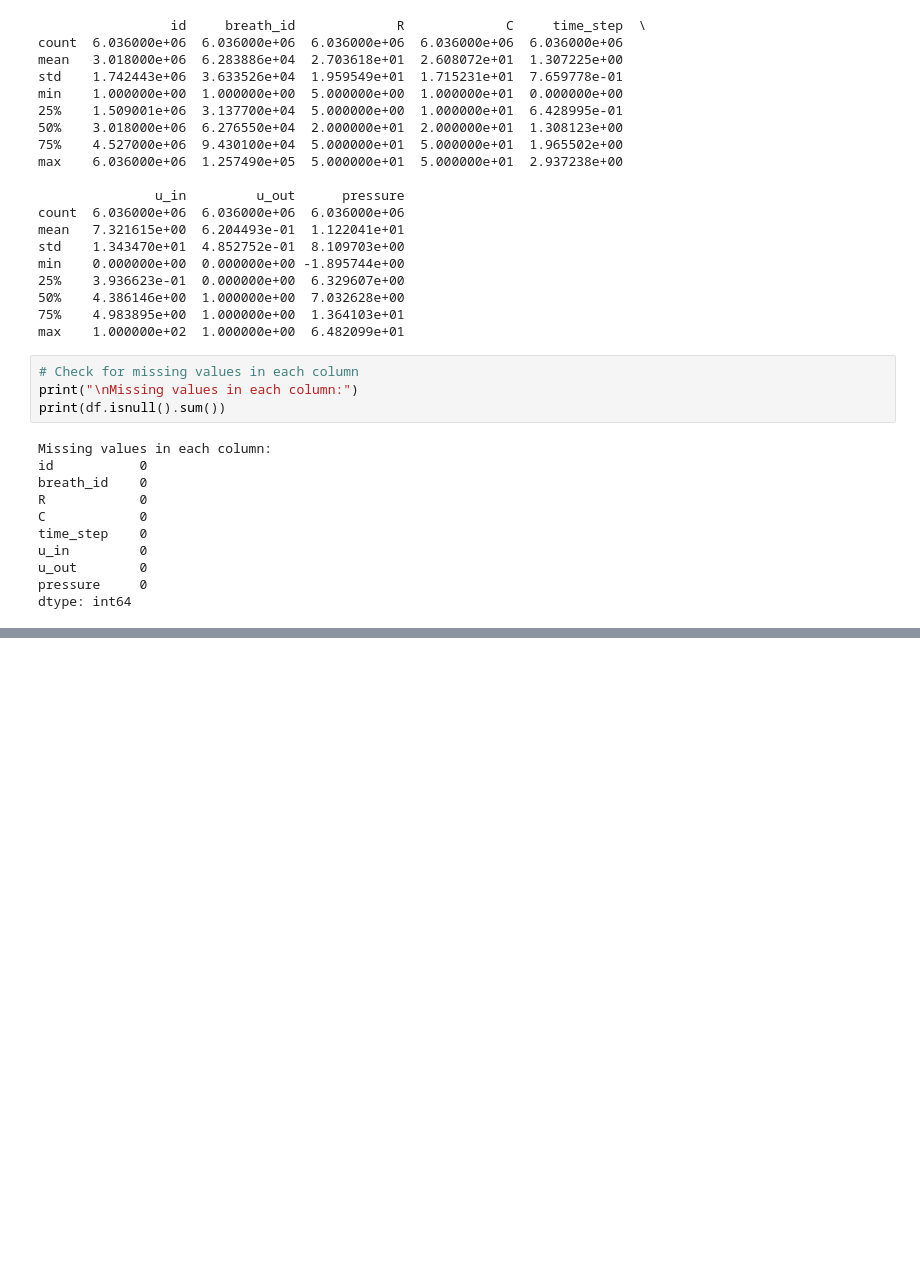
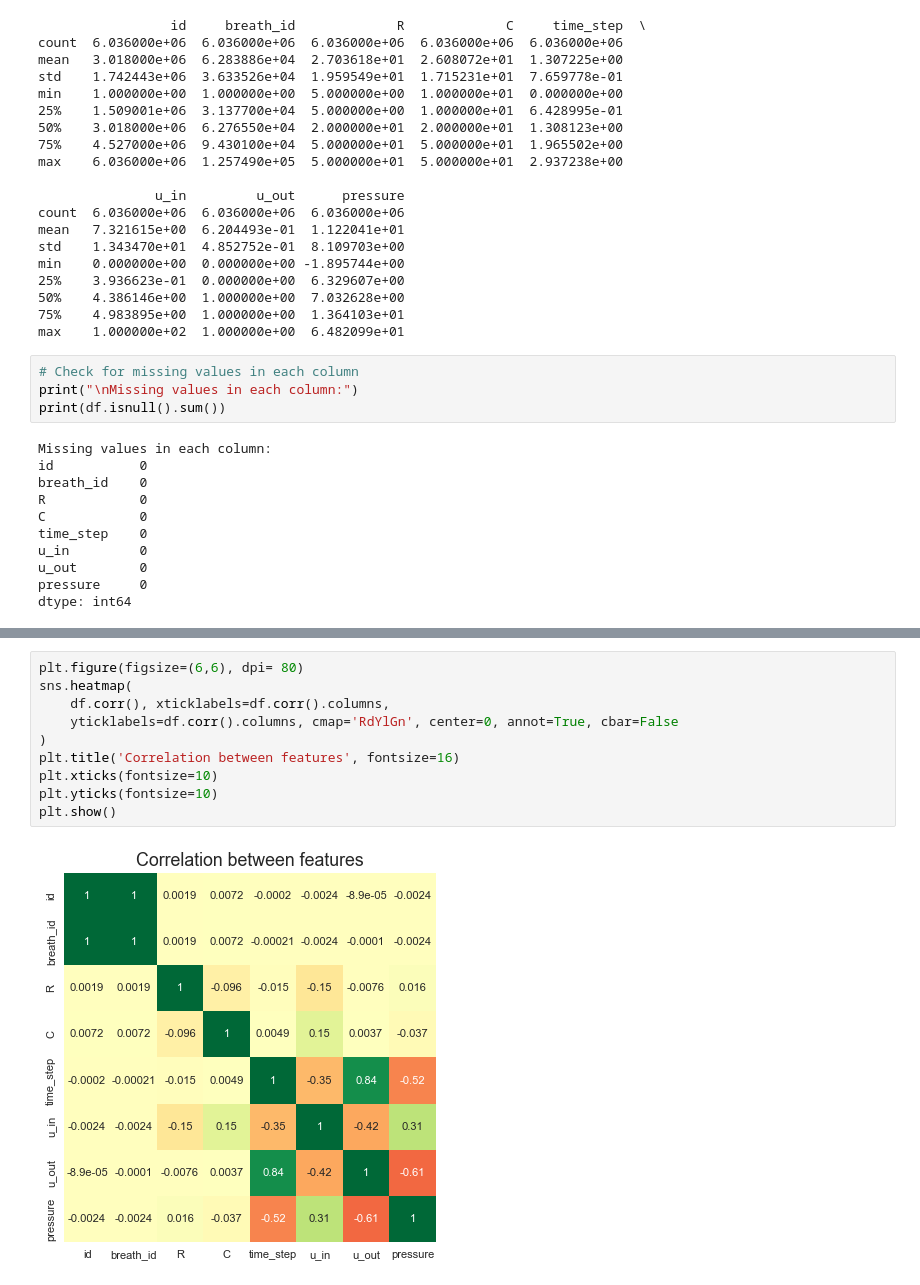
Before and after one commit to ishara084/CS5665-Project, a Jupyter notebook: EDA_preprocessing.ipynb, the cells around one changed output, grey strips where cells are left out. Saved outputs shown, nothing was run; the diff lists cells and outputs as text; blank space fills up the shorter version.

```diff
--- a/EDA_preprocessing.ipynb
+++ b/EDA_preprocessing.ipynb
@@ -81,0 +93,12 @@ plt.show()
+# %%
+plt.figure(figsize=(6,6), dpi= 80)
+sns.heatmap(
+    df.corr(), xticklabels=df.corr().columns,
+    yticklabels=df.corr().columns, cmap='RdYlGn', center=0, annot=True, cbar=False
+)
+plt.title('Correlation between features', fontsize=16)
+plt.xticks(fontsize=10)
+plt.yticks(fontsize=10)
+plt.show()
+# %% [output]
+[figure, added]
```
Also changed, not shown: parts of 2 cells of this notebook.
